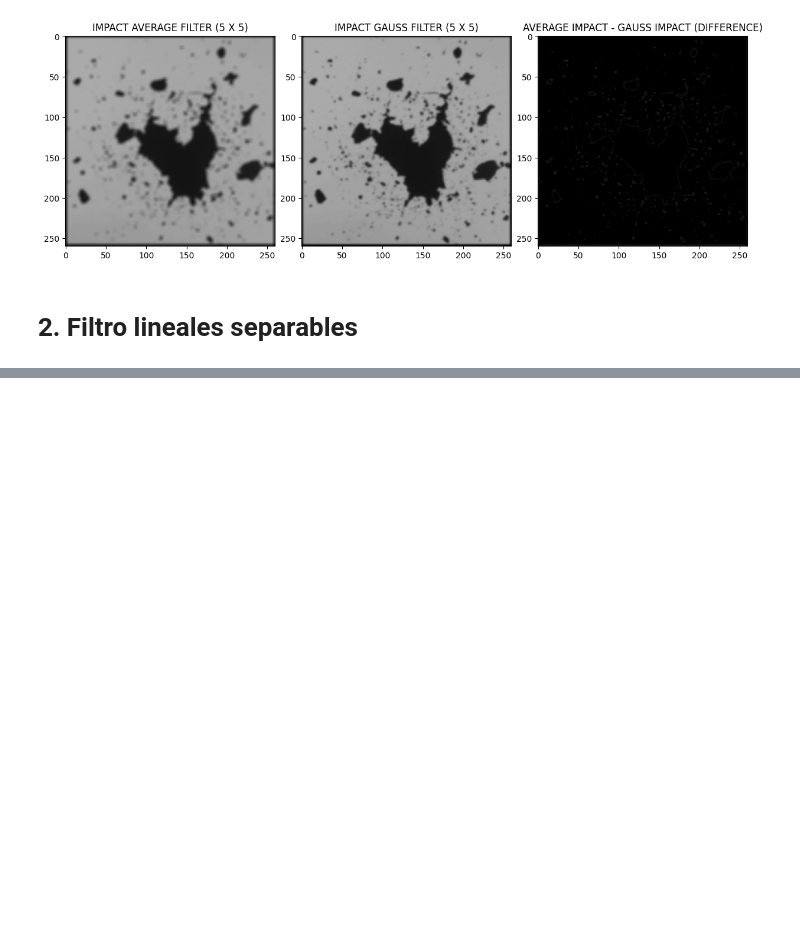
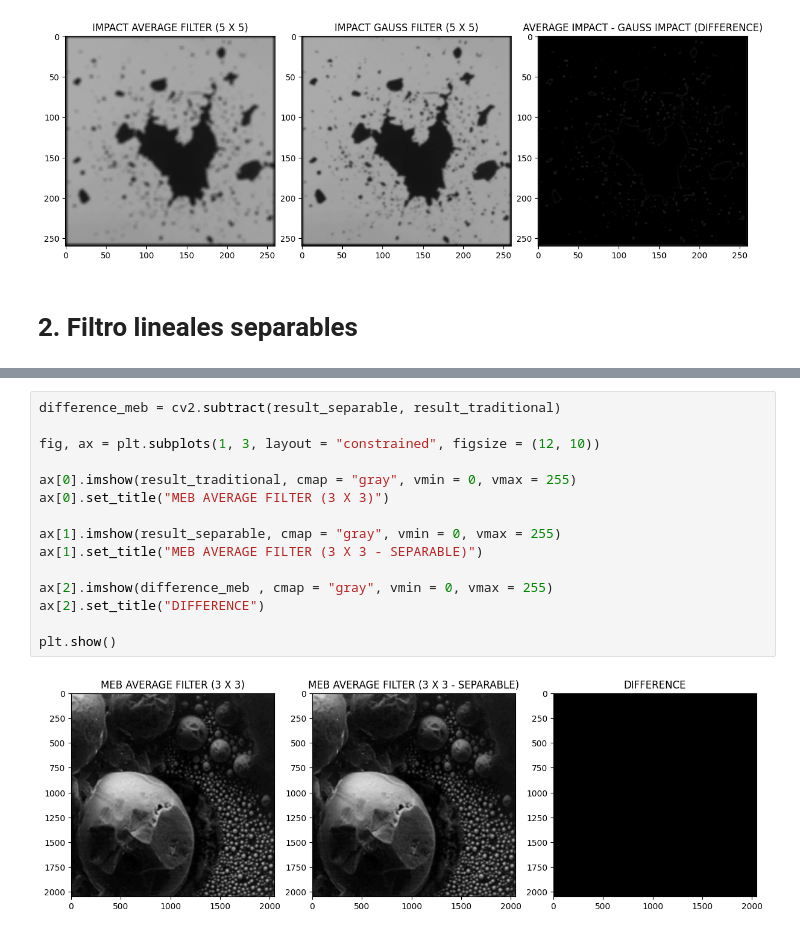
Before and after one commit to ISIS-4825-Assignments/Assignment-5, a Jupyter notebook: src/workshop_5.ipynb, the cells around one changed output, grey strips where cells are left out. Cells and saved outputs as stored; diff of their text form; blank space fills up the shorter version.

```diff
--- a/src/workshop_5.ipynb
+++ b/src/workshop_5.ipynb
@@ -206,0 +281,17 @@ plt.show()
+# %%
+difference_meb = cv2.subtract(result_separable, result_traditional)
+
+fig, ax = plt.subplots(1, 3, layout = "constrained", figsize = (12, 10))
+
+ax[0].imshow(result_traditional, cmap = "gray", vmin = 0, vmax = 255)
+ax[0].set_title("MEB AVERAGE FILTER (3 X 3)")
+
+ax[1].imshow(result_separable, cmap = "gray", vmin = 0, vmax = 255)
+ax[1].set_title("MEB AVERAGE FILTER (3 X 3 - SEPARABLE)")
+
+ax[2].imshow(difference_meb , cmap = "gray", vmin = 0, vmax = 255)
+ax[2].set_title("DIFFERENCE")
+
+plt.show()
+# %% [output]
+[figure, added]
```
Also changed, not shown: parts of 11 cells of this notebook.
